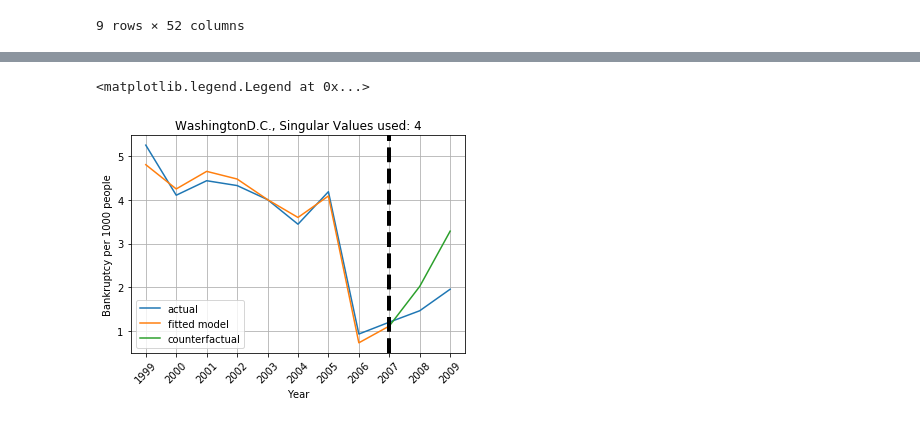
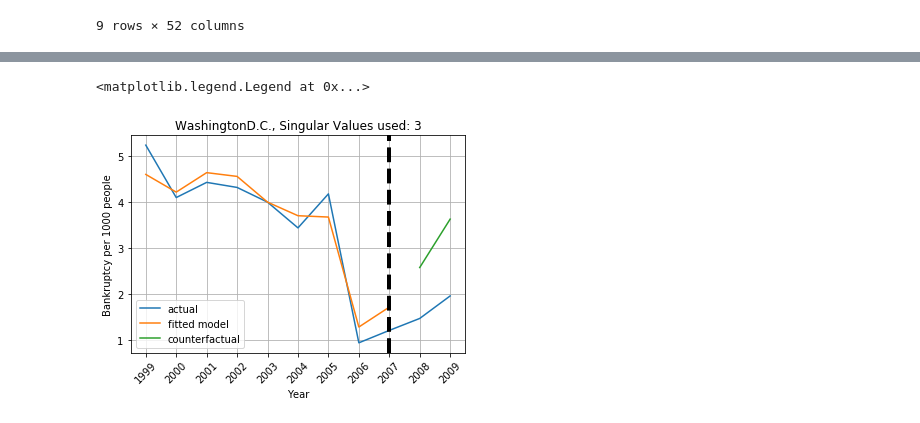
Before and after one commit to omnicellgithub/tslib, a Jupyter notebook: notebooks/Chapter11.ipynb, the cells around one changed output, grey strips where cells are left out. Saved outputs shown, nothing was run; the diff lists cells and outputs as text; code cells hidden in the pictures.

```diff
--- a/notebooks/Chapter11.ipynb
+++ b/notebooks/Chapter11.ipynb
@@ -65,7 +65,7 @@ trainDF
 | 8 | 1.75 | 2.12 | 2.27 | 2.67 | 1.98 | ... | 1.52 | 5.16 | 2.28 | ... |
 9 rows × 52 columns
 # %%
-testDF=df.tail(3)
+testDF=df.tail(2)
 testDF.reset_index(drop=True, inplace=True)
 testDF
 # %% [output]
@@ -100,5 +104,5 @@ plt.title("Singular Value Spectrum")
 # %%
-singvals = 4
+singvals = 3
 rscModel = RobustSyntheticControl(StateKey, singvals, len(trainDF), probObservation=1.0, modelType='svd', svdMethod='numpy', otherSeriesKeysArray=otherStates)
 rscModel.fit(trainDF)
 denoisedDF = rscModel.model.denoisedDF()
@@ -109,7 +113,8 @@ actual = df[[StateKey]]
 actual.reset_index(inplace=True)
 years=actual['years'].astype(str).tolist()
 trainingYears=years[0:9]
-testYears=years[8:11]
+testYears=years[9:11]
+
 model_fit = np.dot(trainDF[otherStates][:], rscModel.model.weights)
 
 actual=actual.reset_index(drop=True)
@@ -135,24 +155,26 @@ actual=actual.reset_index(drop=True)
 # %%
 fig, ax = plt.subplots(1,1)
 tick_spacing = 1
 # this is a bug in matplotlib
 label_markings = np.insert(years[::tick_spacing], 0, 'dummy')
 
 ax.set_xticks(np.arange(len(label_markings)))
 ax.set_xticklabels(label_markings, rotation=45)
 ax.xaxis.set_major_locator(ticker.MultipleLocator(tick_spacing))
 
 plt.plot(years, actual[StateKey] ,label='actual')
 plt.xlabel('Year')
 plt.ylabel('Bankruptcy per 1000 people')
+
 plt.plot(trainingYears, model_fit, label='fitted model')
 plt.plot(testYears, predictions, label='counterfactual')
 plt.title(StateKey+', Singular Values used: '+str(singvals))
 
+yearTrainEnd='2007'
 xposition = pd.to_datetime(yearTrainEnd,  errors='coerce')
 plt.axvline(x=str(yearTrainEnd), color='k', linestyle='--', linewidth=4)
 plt.grid()
 plt.legend()
 # %% [output]
 <matplotlib.legend.Legend at 0x...>
-[figure, old version]
+[figure, new version]
```
Also changed, not shown: parts of 7 cells of this notebook.
